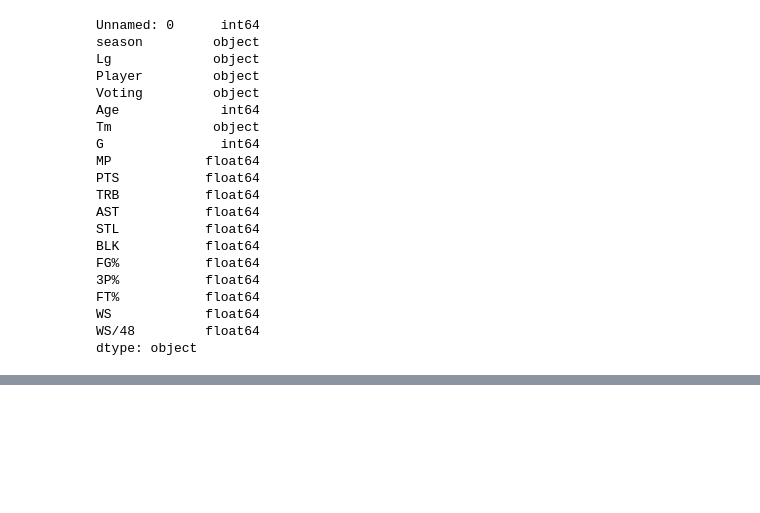
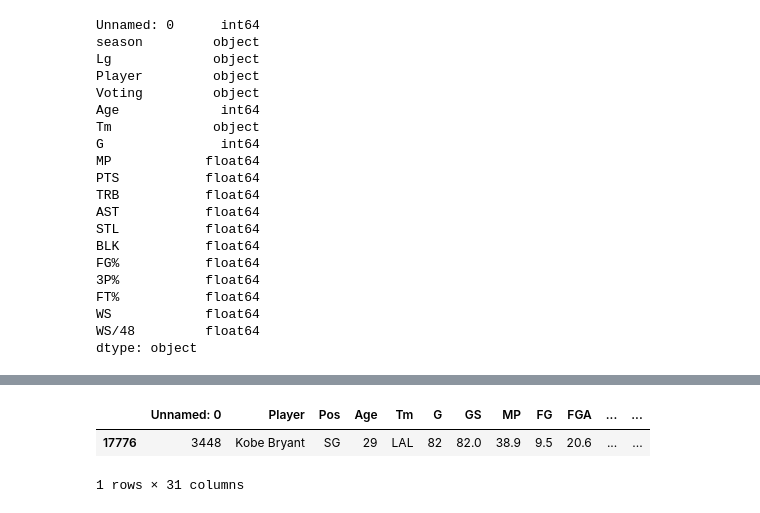
Before and after one commit to nharrisanalyst/NBA_MVP, a Jupyter notebook: NBA MVP Data Cleaning and Exploration.ipynb, the cells around one changed output, grey strips where cells are left out. Saved outputs shown, nothing was run; the diff lists cells and outputs as text; code cells hidden in the pictures; blank space fills up the shorter version.

Commit message:
fixed the Player name removed star

```diff
--- a/NBA MVP Data Cleaning and Exploration.ipynb
+++ b/NBA MVP Data Cleaning and Exploration.ipynb
@@ -285,0 +321,2 @@ nba_mvp['season'] = nba_mvp['season'].str.split('-').str[0].astype('int64') +1
+# %%
+per_game_df_ft_fga['Player'] = per_game_df_ft_fga['Player'].str.replace('*','')    #fix a strings player name
@@ -302,0 +330,6 @@ nba_mvp_pg.head(10)
+# %%
+per_game_df_ft_fga[(per_game_df_ft_fga.season == 2008) & (per_game_df_ft_fga.Player == 'Kobe Bryant')]
+# %% [output]
+|  | Unnamed: 0 | Player | Pos | Age | Tm | G | GS | MP | FG | FGA | ... | ... |
+| 17776 | 3448 | Kobe Bryant | SG | 29 | LAL | 82 | 82.0 | 38.9 | 9.5 | 20.6 | ... | ... |
+1 rows × 31 columns
```
Also changed, not shown: parts of 7 cells of this notebook.
